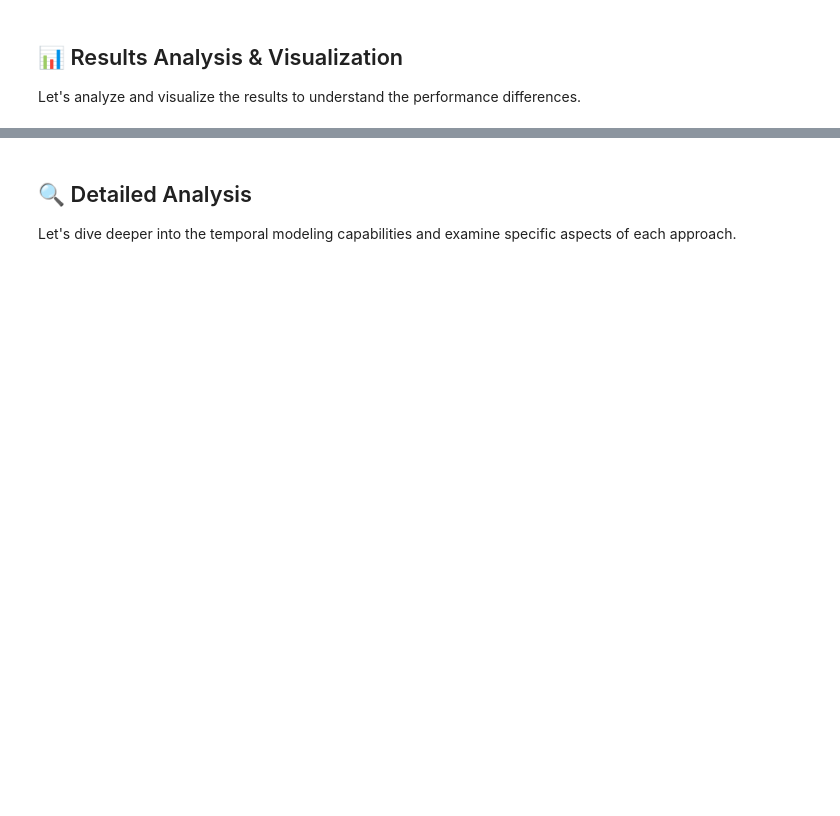
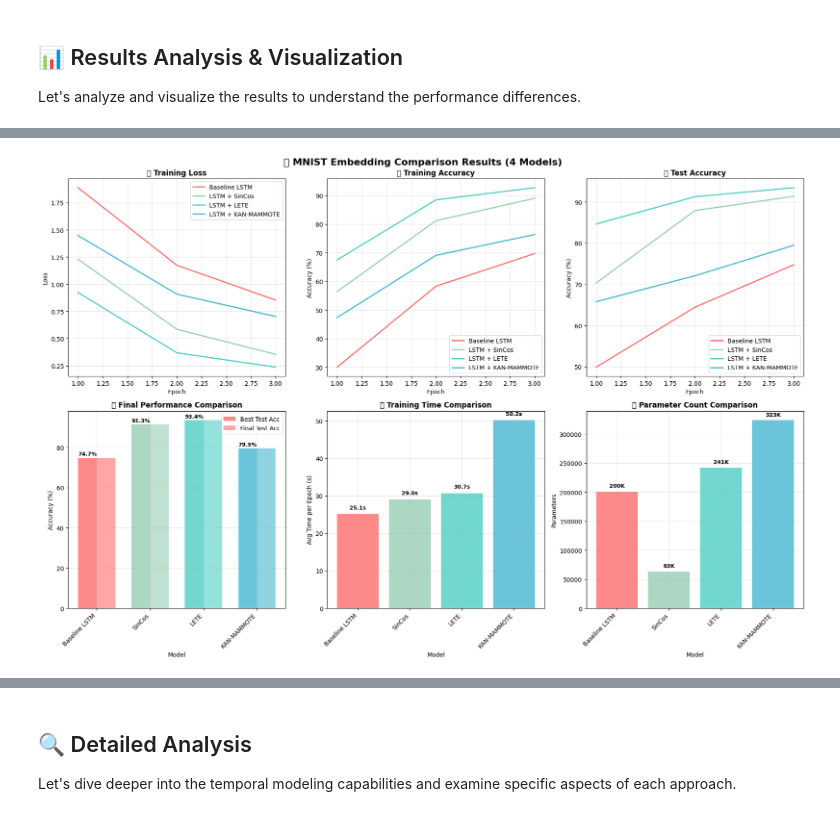
Before and after one commit to MichaelScodaeng/kan-mammotev2, a Jupyter notebook: compare_embeddings_mnist.ipynb, the cells around one changed output, grey strips where cells are left out. Saved outputs shown, nothing was run; the diff lists cells and outputs as text; code cells hidden in the pictures; blank space fills up the shorter version.

```diff
--- a/compare_embeddings_mnist.ipynb
+++ b/compare_embeddings_mnist.ipynb
@@ -559,19 +896,20 @@ print("✅ Training functions ready!")
 Now let's train all three models and compare their performance!
 # %%
 # ============================================================================
-# 🧪 RUN EXPERIMENTS
+# 🧪 RUN EXPERIMENTS - ALL FOUR MODELS
 # ============================================================================
 
 # Training configuration
-NUM_EPOCHS = 15
+NUM_EPOCHS = 3  # Increased to 3 epochs to see better convergence
 results = {}
 
 print("🎯 Starting comprehensive embedding comparison experiments...")
 print(f"📊 Training for {NUM_EPOCHS} epochs each")
 
-# Train all models
+# Train all four models
 models_to_test = [
     (baseline_model, "Baseline LSTM"),
+    (sincos_model, "LSTM + SinCos"),
     (lete_model, "LSTM + LETE"),
     (kan_model, "LSTM + KAN-MAMMOTE")
 ]
@@ -612,7 +1052,7 @@ for name, result in results.items():
 Let's analyze and visualize the results to understand the performance differences.
 # %%
 # ============================================================================
-# 📊 RESULTS ANALYSIS & VISUALIZATION
+# 📊 RESULTS ANALYSIS & VISUALIZATION - FOUR MODELS
 # ============================================================================
 
 # Filter successful results
@@ -625,10 +1065,15 @@ else:
 
     # Create comprehensive visualization
     fig, axes = plt.subplots(2, 3, figsize=(18, 12))
-    fig.suptitle('🎯 MNIST Embedding Comparison Results', fontsize=16, fontweight='bold')
+    fig.suptitle('🎯 MNIST Embedding Comparison Results (4 Models)', fontsize=16, fontweight='bold')
 
     # Colors for different models
-    colors = {'Baseline LSTM': '#FF6B6B', 'LSTM + LETE': '#4ECDC4', 'LSTM + KAN-MAMMOTE': '#45B7D1'}
+    colors = {
+        'Baseline LSTM': '#FF6B6B',
+        'LSTM + SinCos': '#96CEB4',
+        'LSTM + LETE': '#4ECDC4',
+        'LSTM + KAN-MAMMOTE': '#45B7D1'
+    }
 
     # Plot 1: Training Loss
     ax1 = axes[0, 0]
@@ -672,14 +1117,16 @@ else:
     x = np.arange(len(model_names))
     width = 0.35
 
-    bars1 = ax4.bar(x - width/2, best_accs, width, label='Best Test Acc', alpha=0.8, color='#45B7D1')
-    bars2 = ax4.bar(x + width/2, final_accs, width, label='Final Test Acc', alpha=0.8, color='#96CEB4')
+    bars1 = ax4.bar(x - width/2, best_accs, width, label='Best Test Acc', alpha=0.8,
+                    color=[colors.get(name, 'gray') for name in model_names])
+    bars2 = ax4.bar(x + width/2, final_accs, width, label='Final Test Acc', alpha=0.6,
+                    color=[colors.get(name, 'gray') for name in model_names])
 
     ax4.set_title('🏆 Final Performance Comparison', fontweight='bold')
     ax4.set_xlabel('Model')
     ax4.set_ylabel('Accuracy (%)')
     ax4.set_xticks(x)
-    ax4.set_xticklabels(model_names, rotation=45, ha='right')
+    ax4.set_xticklabels([name.replace('LSTM + ', '') for name in model_names], rotation=45, ha='right')
     ax4.legend()
     ax4.grid(True, alpha=0.3)
 
@@ -687,12 +1134,7 @@ else:
     for bar in bars1:
         height = bar.get_height()
         ax4.text(bar.get_x() + bar.get_width()/2., height + 0.5,
-                f'{height:.1f}%', ha='center', va='bottom', fontweight='bold')
-
-    for bar in bars2:
-        height = bar.get_height()
-        ax4.text(bar.get_x() + bar.get_width()/2., height + 0.5,
-                f'{height:.1f}%', ha='center', va='bottom', fontweight='bold')
+                f'{height:.1f}%', ha='center', va='bottom', fontweight='bold', fontsize=9)
 
     # Plot 5: Training Time Comparison
     ax5 = axes[1, 1]
@@ -701,62 +1143,67 @@ else:
     ax5.set_title('⏱️ Training Time Comparison', fontweight='bold')
     ax5.set_xlabel('Model')
     ax5.set_ylabel('Avg Time per Epoch (s)')
-    ax5.set_xticklabels(model_names, rotation=45, ha='right')
+    ax5.set_xticklabels([name.replace('LSTM + ', '') for name in model_names], rotation=45, ha='right')
     ax5.grid(True, alpha=0.3)
 
     # Add value labels
     for bar in bars:
         height = bar.get_height()
-        ax5.text(bar.get_x() + bar.get_width()/2., height + 0.5,
-                f'{height:.1f}s', ha='center', va='bottom', fontweight='bold')
+        ax5.text(bar.get_x() + bar.get_width()/2., height + 1,
+                f'{height:.1f}s', ha='center', va='bottom', fontweight='bold', fontsize=9)
 
     # Plot 6: Parameter Count Comparison
     ax6 = axes[1, 2]
-    param_counts = [baseline_params, lete_params, kan_params]
-    model_labels = ['Baseline LSTM', 'LSTM + LETE', 'LSTM + KAN-MAMMOTE']
-    bars = ax6.bar(model_labels, param_counts, color=['#FF6B6B', '#4ECDC4', '#45B7D1'], alpha=0.8)
+    # Updated parameter mapping for all four models
+    param_map = {
+        'Baseline LSTM': baseline_params,
+        'LSTM + SinCos': sincos_params,
+        'LSTM + LETE': lete_params,
+        'LSTM + KAN-MAMMOTE': kan_params
+    }
+
+    param_counts = [param_map[name] for name in model_names]
+    bars = ax6.bar(model_names, param_counts, color=[colors.get(name, 'gray') for name in model_names], alpha=0.8)
     ax6.set_title('🔢 Parameter Count Comparison', fontweight='bold')
     ax6.set_xlabel('Model')
     ax6.set_ylabel('Parameters')
-    ax6.set_xticklabels(model_labels, rotation=45, ha='right')
+    ax6.set_xticklabels([name.replace('LSTM + ', '') for name in model_names], rotation=45, ha='right')
     ax6.grid(True, alpha=0.3)
 
     # Add value labels
     for bar in bars:
         height = bar.get_height()
         ax6.text(bar.get_x() + bar.get_width()/2., height + 5000,
-                f'{int(height/1000)}K', ha='center', va='bottom', fontweight='bold')
+                f'{int(height/1000)}K', ha='center', va='bottom', fontweight='bold', fontsize=9)
 
     plt.tight_layout()
     plt.show()
 
     # Print detailed comparison table
-    print("\n" + "="*80)
-    print("📊 DETAILED COMPARISON RESULTS")
-    print("="*80)
+    print("\n" + "="*90)
+    print("📊 DETAILED COMPARISON RESULTS - ALL FOUR MODELS")
+    print("="*90)
 
-    print(f"{'Model':<20} {'Best Acc':<10} {'Final Acc':<10} {'Avg Time':<10} {'Parameters':<12}")
-    print("-" * 80)
-
-    param_map = {'Baseline LSTM': baseline_params, 'LSTM + LETE': lete_params, 'LSTM + KAN-MAMMOTE': kan_params}
+    print(f"{'Model':<25} {'Best Acc':<10} {'Final Acc':<10} {'Avg Time':<10} {'Parameters':<12}")
+    print("-" * 90)
 
     for name, result in successful_results.items():
-        print(f"{name:<20} {result['best_test_acc']:<10.2f} {result['final_test_acc']:<10.2f} {result['avg_epoch_time']:<10.1f} {param_map[name]:<12,}")
+        print(f"{name:<25} {result['best_test_acc']:<10.2f} {result['final_test_acc']:<10.2f} {result['avg_epoch_time']:<10.1f} {param_map[name]:<12,}")
 
     # Calculate improvements
     if 'Baseline LSTM' in successful_results:
         baseline_acc = successful_results['Baseline LSTM']['best_test_acc']
         print(f"\n🚀 PERFORMANCE IMPROVEMENTS vs Baseline:")
-        print("-" * 50)
+        print("-" * 60)
 
         for name, result in successful_results.items():
             if name != 'Baseline LSTM':
                 improvement = result['best_test_acc'] - baseline_acc
-                print(f"{name:<20} {improvement:+.2f}% improvement")
+                print(f"{name:<25} {improvement:+.2f}% improvement")
 
-    print("\n" + "="*80)
+    print("\n" + "="*90)
     print("🎯 CONCLUSION")
-    print("="*80)
+    print("="*90)
 
     # Find best performing model
     best_model = max(successful_results.items(), key=lambda x: x[1]['best_test_acc'])
@@ -775,6 +1222,7 @@ else:
         efficiency = acc / (params / 1000)  # Accuracy per 1K parameters
         speed_efficiency = acc / time_per_epoch  # Accuracy per second
 
-        print(f"{name:<20} Acc/1K params: {efficiency:.2f}, Acc/sec: {speed_efficiency:.2f}")
+        print(f"{name:<25} Acc/1K params: {efficiency:.3f}, Acc/sec: {speed_efficiency:.2f}")
 
 print("\n✅ Analysis complete!")
+# %% [output]
@@ -780,0 +1230 @@ print("\n✅ Analysis complete!")
+[figure, added]
```
Also changed, not shown: parts of 12 cells of this notebook, 1 other file.
